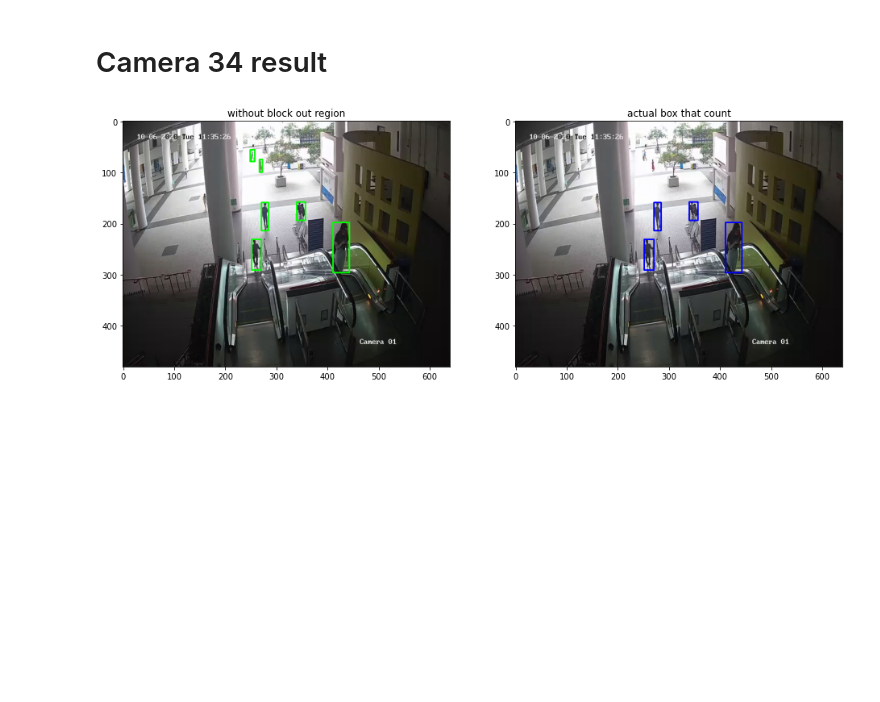
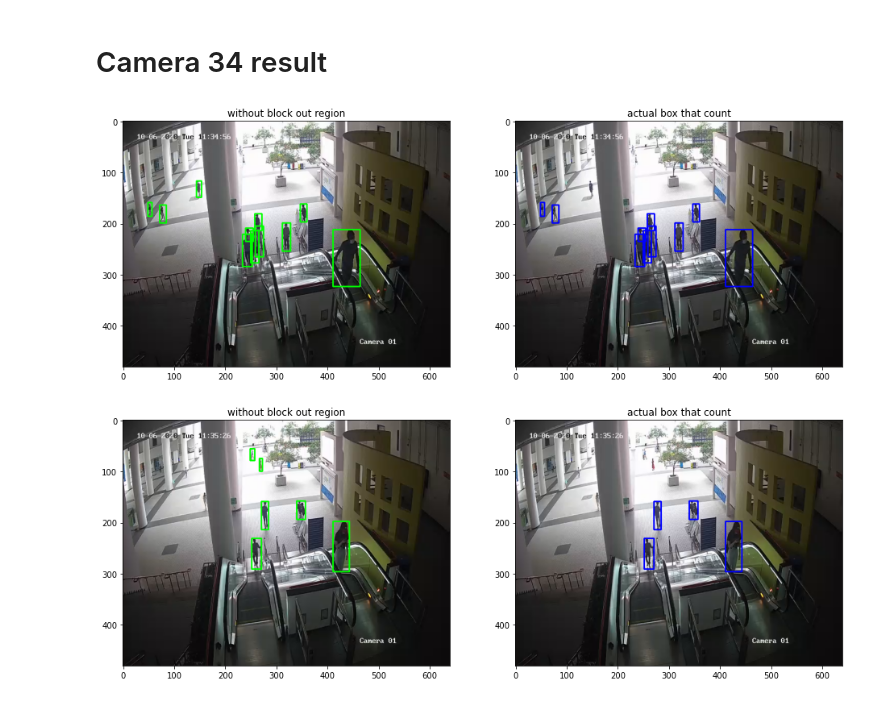
Before and after one commit to heye0507/count_project, a Jupyter notebook: demo.ipynb, the cells around one changed output. Cells and saved outputs as stored; diff of their text form; code cells hidden in the pictures; blank space fills up the shorter version.

```diff
--- a/demo.ipynb
+++ b/demo.ipynb
@@ -167,6 +167,13 @@ def show_result(fpaths,idx,all_box,res_box):
         cv2.rectangle(img,(round(box[0]),round(box[1])),(round(box[2]),round(box[3])),(0,0,1),2)
     ax[1].title.set_text('actual box that count')
     ax[1].imshow(img)
+# %%
+idx = 74
+all_box = all_boxes[idx]
+res_box = res[idx]
+show_result(camera_34_fpaths,idx,all_box,res_box)
+# %% [output]
+[figure, added]
 # %%
 idx = 104
 all_box = all_boxes[idx]
```
Also changed, not shown: parts of 4 cells of this notebook.
